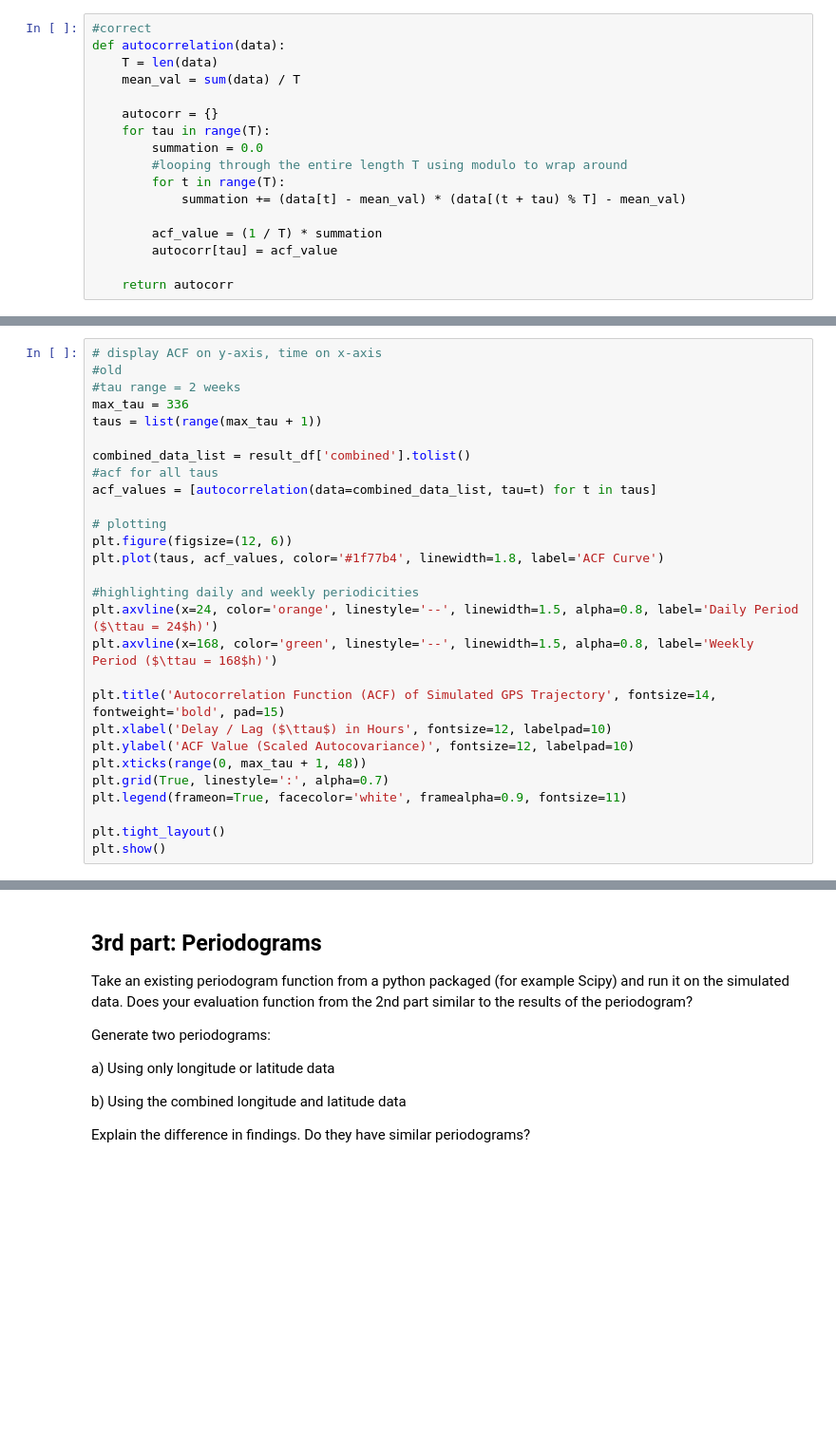
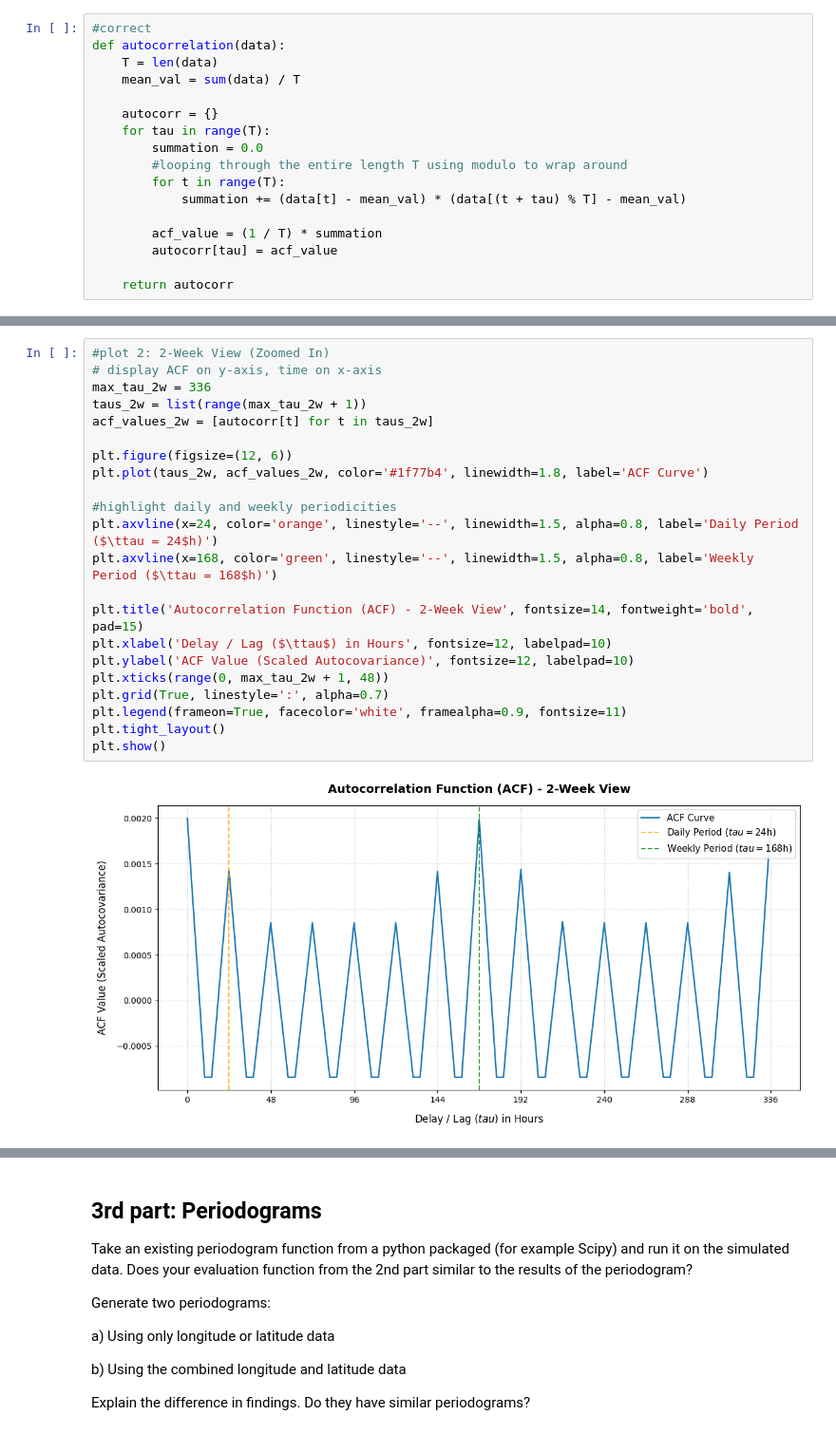
Before and after one commit to M4ngA-Coen4V/Assignment1, a Jupyter notebook: Assignment1_Exercises.ipynb, the cells around one changed output, grey strips where cells are left out. Shown at 95% size. Drawn from its saved outputs; the diff is of its cells as text; blank space fills up the shorter version.

```diff
--- a/Assignment1_Exercises.ipynb
+++ b/Assignment1_Exercises.ipynb
@@ -189,28 +195,24 @@ autocorr = autocorrelation(result_df['combined'].tolist())
 # %%
+#plot 2: 2-Week View (Zoomed In)
 # display ACF on y-axis, time on x-axis
-#old
-#tau range = 2 weeks
-max_tau = 336
-taus = list(range(max_tau + 1))
+max_tau_2w = 336
+taus_2w = list(range(max_tau_2w + 1))
+acf_values_2w = [autocorr[t] for t in taus_2w]
 
-combined_data_list = result_df['combined'].tolist()
-#acf for all taus
-acf_values = [autocorrelation(data=combined_data_list, tau=t) for t in taus]
+plt.figure(figsize=(12, 6))
+plt.plot(taus_2w, acf_values_2w, color='#1f77b4', linewidth=1.8, label='ACF Curve')
 
-# plotting
-plt.figure(figsize=(12, 6))
-plt.plot(taus, acf_values, color='#1f77b4', linewidth=1.8, label='ACF Curve')
-
-#highlighting daily and weekly periodicities
+#highlight daily and weekly periodicities
 plt.axvline(x=24, color='orange', linestyle='--', linewidth=1.5, alpha=0.8, label='Daily Period ($\ttau = 24$h)')
 plt.axvline(x=168, color='green', linestyle='--', linewidth=1.5, alpha=0.8, label='Weekly Period ($\ttau = 168$h)')
 
-plt.title('Autocorrelation Function (ACF) of Simulated GPS Trajectory', fontsize=14, fontweight='bold', pad=15)
+plt.title('Autocorrelation Function (ACF) - 2-Week View', fontsize=14, fontweight='bold', pad=15)
 plt.xlabel('Delay / Lag ($\ttau$) in Hours', fontsize=12, labelpad=10)
 plt.ylabel('ACF Value (Scaled Autocovariance)', fontsize=12, labelpad=10)
-plt.xticks(range(0, max_tau + 1, 48))
+plt.xticks(range(0, max_tau_2w + 1, 48))
 plt.grid(True, linestyle=':', alpha=0.7)
 plt.legend(frameon=True, facecolor='white', framealpha=0.9, fontsize=11)
-
 plt.tight_layout()
 plt.show()
+# %% [output]
+[figure, added]
```
Also changed, not shown: parts of 9 cells of this notebook.
